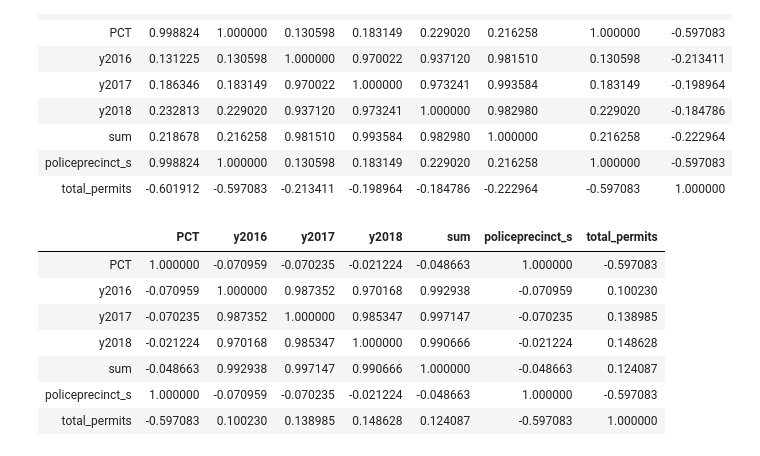
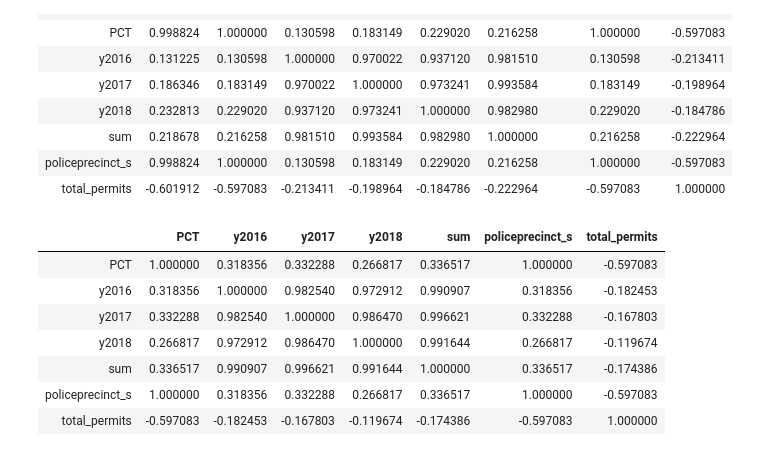
Before and after one commit to triolinho/stats_project, a Jupyter notebook: project_nb.ipynb, the cells around one changed output. Saved outputs shown, nothing was run; the diff lists cells and outputs as text; code cells hidden in the pictures.

```diff
--- a/project_nb.ipynb
+++ b/project_nb.ipynb
@@ -772,7 +772,7 @@ new_fp = new_fp.filter(['policeprecinct_s', 'total_permits'])
 | 10.0 | 1970.0 |
 # %%
 #df = df.drop_duplicates('COL2')
-new_new_fp =new_fp.drop_duplicates('policeprecinct_s')
+#new_new_fp =new_fp.drop_duplicates('policeprecinct_s')
 new_new_fp.head(20)
 # %% [output]
 |  | policeprecinct_s | total_permits |
@@ -984,13 +984,13 @@ other_felony_film_df.corr(method='pearson')
 | policeprecinct_s | 0.998824 | 1.000000 | 0.130598 | 0.183149 | 0.229020 | 0.216258 | 1.000000 | -0.597083 |
 | total_permits | -0.601912 | -0.597083 | -0.213411 | -0.198964 | -0.184786 | -0.222964 | -0.597083 | 1.000000 |
 # %%
-misdemeanor_film_df.corr(method='pearson')
+violation_film_df.corr(method='pearson')
 # %% [output]
 |  | PCT | y2016 | y2017 | y2018 | sum | policeprecinct_s | total_permits |
-| PCT | 1.000000 | -0.070959 | -0.070235 | -0.021224 | -0.048663 | 1.000000 | -0.597083 |
-| y2016 | -0.070959 | 1.000000 | 0.987352 | 0.970168 | 0.992938 | -0.070959 | 0.100230 |
-| y2017 | -0.070235 | 0.987352 | 1.000000 | 0.985347 | 0.997147 | -0.070235 | 0.138985 |
-| y2018 | -0.021224 | 0.970168 | 0.985347 | 1.000000 | 0.990666 | -0.021224 | 0.148628 |
-| sum | -0.048663 | 0.992938 | 0.997147 | 0.990666 | 1.000000 | -0.048663 | 0.124087 |
-| policeprecinct_s | 1.000000 | -0.070959 | -0.070235 | -0.021224 | -0.048663 | 1.000000 | -0.597083 |
-| total_permits | -0.597083 | 0.100230 | 0.138985 | 0.148628 | 0.124087 | -0.597083 | 1.000000 |
+| PCT | 1.000000 | 0.318356 | 0.332288 | 0.266817 | 0.336517 | 1.000000 | -0.597083 |
+| y2016 | 0.318356 | 1.000000 | 0.982540 | 0.972912 | 0.990907 | 0.318356 | -0.182453 |
+| y2017 | 0.332288 | 0.982540 | 1.000000 | 0.986470 | 0.996621 | 0.332288 | -0.167803 |
+| y2018 | 0.266817 | 0.972912 | 0.986470 | 1.000000 | 0.991644 | 0.266817 | -0.119674 |
+| sum | 0.336517 | 0.990907 | 0.996621 | 0.991644 | 1.000000 | 0.336517 | -0.174386 |
+| policeprecinct_s | 1.000000 | 0.318356 | 0.332288 | 0.266817 | 0.336517 | 1.000000 | -0.597083 |
+| total_permits | -0.597083 | -0.182453 | -0.167803 | -0.119674 | -0.174386 | -0.597083 | 1.000000 |
```
Also changed, not shown: parts of 33 cells of this notebook, 5 other files.
